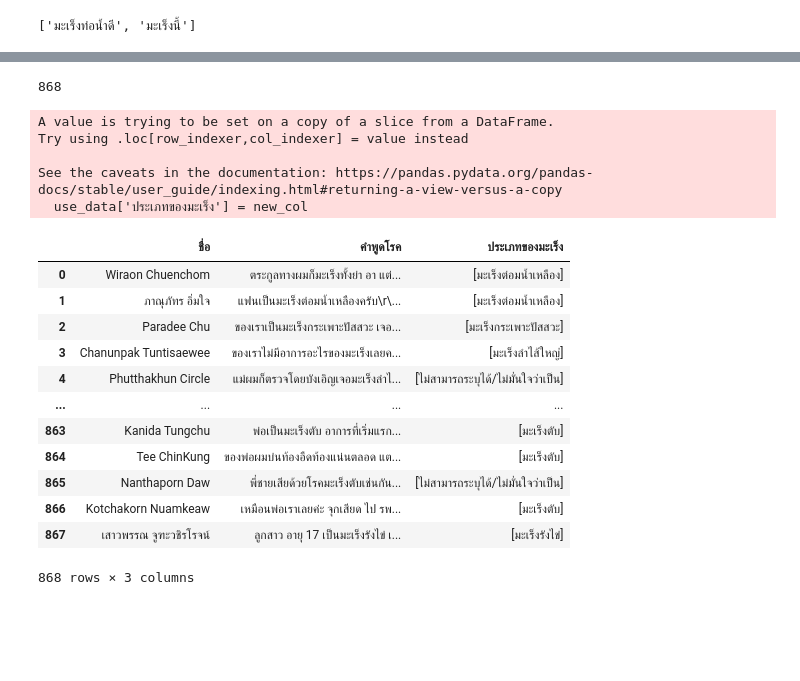
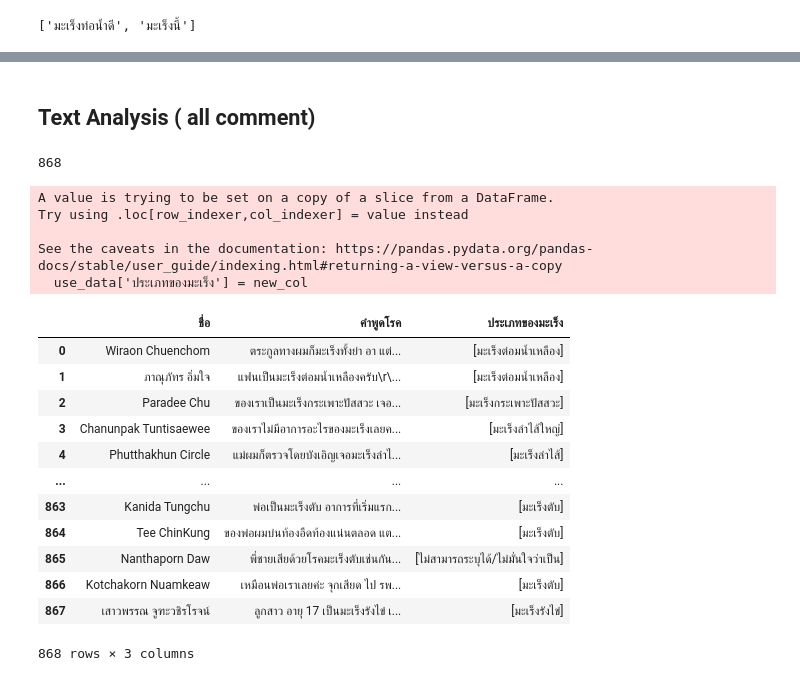
Before and after one commit to MOOwuttichai/BSC_DPDM2023, a Jupyter notebook: project_มะเร็ง(หาโรคมะเร็ง).ipynb, the cells around one changed output, grey strips where cells are left out. Drawn from its saved outputs; the diff is of its cells as text; code cells hidden in the pictures; blank space fills up the shorter version.

```diff
--- a/project_มะเร็ง(หาโรคมะเร็ง).ipynb
+++ b/project_มะเร็ง(หาโรคมะเร็ง).ipynb
@@ -75,4 +82,4 @@ name =['กระเพาะปัสสวะ','กระเพาะปัส
 for i in name:
   words.add(i)
 custom_tokenizer = Tokenizer(words)
-cheat = custom_tokenizer.word_tokenize(normalize(text))
+Token = custom_tokenizer.word_tokenize(normalize(text))
@@ -107,6 +116,6 @@ unique_list
 # %% [output]
 ['มะเร็งท่อน้ำดี', 'มะเร็งนี้']
 # %%
-name_ceacar = ['มะเร็งกระเพาะปัสสวะ','มะเร็งเยื่อบุโพรงมดลูก','มะเร็งปากมดลูก','มะเร็งเม็ดเลือดขาว','มะเร็งตับ','มะเร็งตับอ่อน','มะเร็งต่อมลูกหมาก','มะเร็งกระเพาะปัสสาวะ','มะเร็งกระเพาะอาหาร'
+name_cancar = ['มะเร็งกระเพาะปัสสวะ','มะเร็งเยื่อบุโพรงมดลูก','มะเร็งปากมดลูก','มะเร็งเม็ดเลือดขาว','มะเร็งตับ','มะเร็งตับอ่อน','มะเร็งต่อมลูกหมาก','มะเร็งกระเพาะปัสสาวะ','มะเร็งกระเพาะอาหาร'
 ,'มะเร็งหลอดอาหาร','มะเร็งเต้านม','มะเร็งปากมดลูก','มะเร็งปอด','มะเร็งลำไส้ใหญ่','มะเร็งรังไข่','มะเร็งเม็ดเลือดขาว','มะเร็งช่องปาก','มะเร็งต่อมไทรอยด์','มะเร็งต่อมน้ำเหลือง','มะเร็งสมอง','มะเร็งผิวหนัง','มะเร็งท่อน้ำดี']
 # %%
@@ -126,5 +133,7 @@ start
+# %% [markdown]
+## Text Analysis ( all comment)
 # %%
-name_ceacar = ['มะเร็งกระเพาะปัสสวะ','มะเร็งเยื่อบุโพรงมดลูก','มะเร็งปากมดลูก','มะเร็งเม็ดเลือดขาว','มะเร็งตับ','มะเร็งตับอ่อน','มะเร็งต่อมลูกหมาก','มะเร็งกระเพาะปัสสาวะ','มะเร็งกระเพาะอาหาร'
+name_cancar = ['มะเร็งกระเพาะปัสสวะ','มะเร็งเยื่อบุโพรงมดลูก','มะเร็งปากมดลูก','มะเร็งเม็ดเลือดขาว','มะเร็งตับ','มะเร็งตับอ่อน','มะเร็งต่อมลูกหมาก','มะเร็งกระเพาะปัสสาวะ','มะเร็งกระเพาะอาหาร'
 ,'มะเร็งหลอดอาหาร','มะเร็งเต้านม','มะเร็งปากมดลูก','มะเร็งปอด','มะเร็งลำไส้ใหญ่','มะเร็งรังไข่','มะเร็งเม็ดเลือดขาว','มะเร็งช่องปาก','มะเร็งต่อมไทรอยด์','มะเร็งต่อมน้ำเหลือง','มะเร็งสมอง','มะเร็งผิวหนัง','มะเร็งลำไส้'
 ,'มะเร็งท่อน้ำดี']
 # %%
@@ -134,44 +143,44 @@ for i in name:
   words.add(i)
 # %%
 new_col = []
-for i in range(len(x)):
-  text=x['คำพูดโรค'][i]
+for i in range(len(comment)):
+  text= comment['คำพูดโรค'][i]
   custom_tokenizer = Tokenizer(words)
-  cheat = custom_tokenizer.word_tokenize(normalize(text))
-  cheat.append('end')
-  L=[]
-  for i in range(len(cheat)):
-    if cheat[i] == "มะเร็ง":
-      L.append(cheat[i]+cheat[i+1])
-  unique_list = list(OrderedDict.fromkeys(L)) # ลบคำซ้ำ
-  kok = []
+  Token = custom_tokenizer.word_tokenize(normalize(text))
+  Token.append('end')
+  list_cancer =[]
+  for i in range(len(Token)):
+    if Token[i] == "มะเร็ง":
+      list_cancer.append(Token[i]+Token[i+1])
+  unique_list = list(OrderedDict.fromkeys(list_cancer))
+  list_define_cancer = []
   for i in range(len(unique_list)):
-    for j in range(len(name_ceacar)):
-      if unique_list[i]==name_ceacar[j]:
-        kok.append(unique_list[i])
-  if kok==[]:
-    kok.append('ไม่สามารถระบุได้/ไม่มั่นใจว่าเป็น')
-  new_col.append(kok)
+    for j in range(len(name_cancar)):
+      if unique_list[i]==name_cancar[j]:
+        list_define_cancer.append(unique_list[i])
+  if list_define_cancer==[]:
+    list_define_cancer.append('ไม่สามารถระบุได้/ไม่มั่นใจว่าเป็น')
+  new_col.append(list_define_cancer)
 # %%
 len(new_col)
 # %% [output]
 868
 # %%
-use_data = x[['ชื่อ','คำพูดโรค']]
+use_data = comment[['ชื่อ','คำพูดโรค']]
 use_data['ประเภทของมะเร็ง'] = new_col
 use_data
 # %% [output]
 A value is trying to be set on a copy of a slice from a DataFrame.
 Try using .loc[row_indexer,col_indexer] = value instead
 
 See the caveats in the documentation: https://pandas.pydata.org/pandas-docs/stable/user_guide/indexing.html#returning-a-view-versus-a-copy
   use_data['ประเภทของมะเร็ง'] = new_col
 |  | ชื่อ | คำพูดโรค | ประเภทของมะเร็ง |
 | 0 | Wiraon Chuenchom | ตระกูลทางผมก็มะเร็งทั้งย่า อา แต่... | [มะเร็งต่อมน้ำเหลือง] |
 | 1 | ภาณุภัทร อิ่มใจ | แฟนเป็นมะเร็งต่อมน้ำเหลืองครับ\r\... | [มะเร็งต่อมน้ำเหลือง] |
 | 2 | Paradee Chu | ของเราเป็นมะเร็งกระเพาะปัสสวะ เจอ... | [มะเร็งกระเพาะปัสสวะ] |
 | 3 | Chanunpak Tuntisaewee | ของเราไม่มีอาการอะไรของมะเร็งเลยค... | [มะเร็งลำไส้ใหญ่] |
-| 4 | Phutthakhun Circle | แม่ผมก็ตรวจโดยบังเอิญเจอมะเร็งลำไ... | [ไม่สามารถระบุได้/ไม่มั่นใจว่าเป็น] |
+| 4 | Phutthakhun Circle | แม่ผมก็ตรวจโดยบังเอิญเจอมะเร็งลำไ... | [มะเร็งลำไส้] |
 | ... | ... | ... | ... |
 | 863 | Kanida Tungchu | พ่อเป็นมะเร็งตับ อาการที่เริ่มแรก... | [มะเร็งตับ] |
 | 864 | Tee ChinKung | ของพ่อผมบ่นท้องอืดท้องแน่นตลอด แต... | [มะเร็งตับ] |
```
Also changed, not shown: parts of 20 cells of this notebook.
